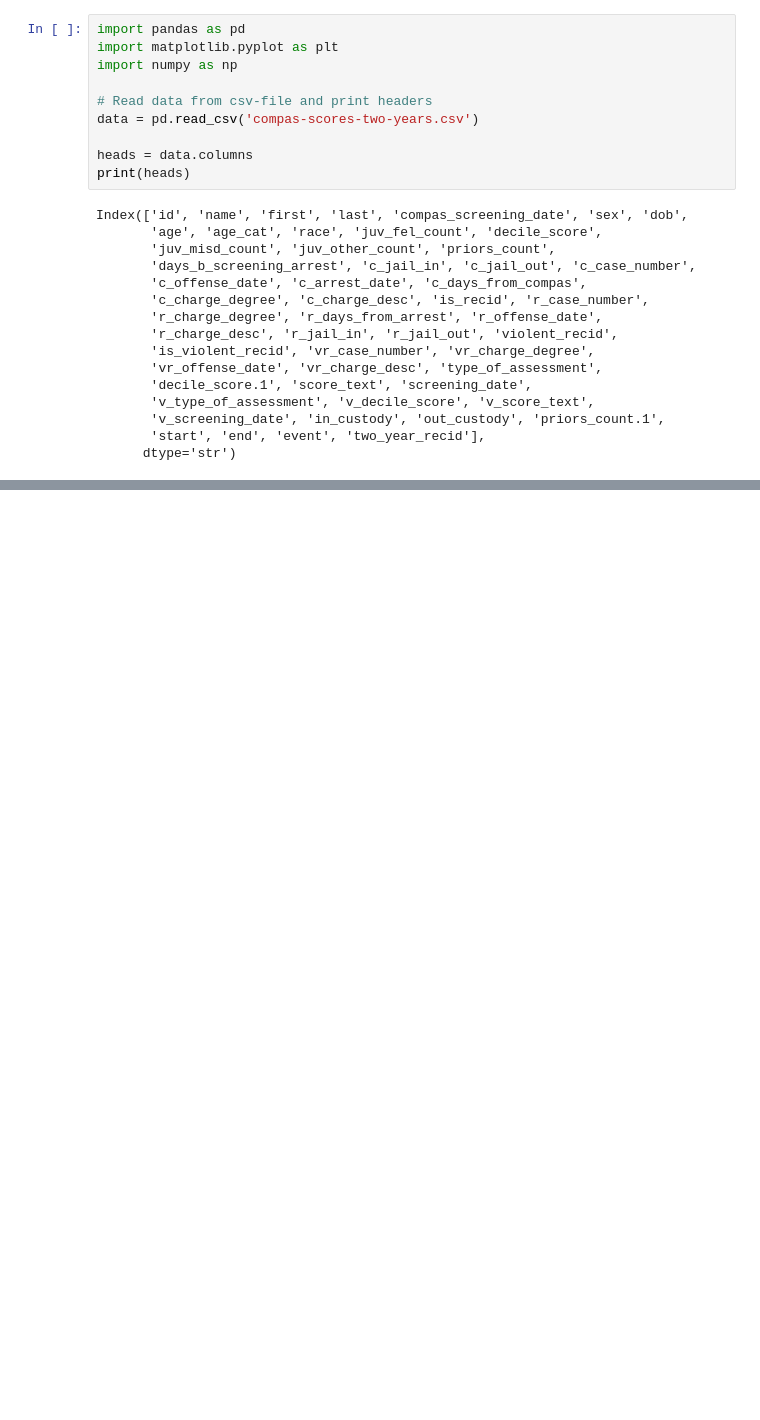
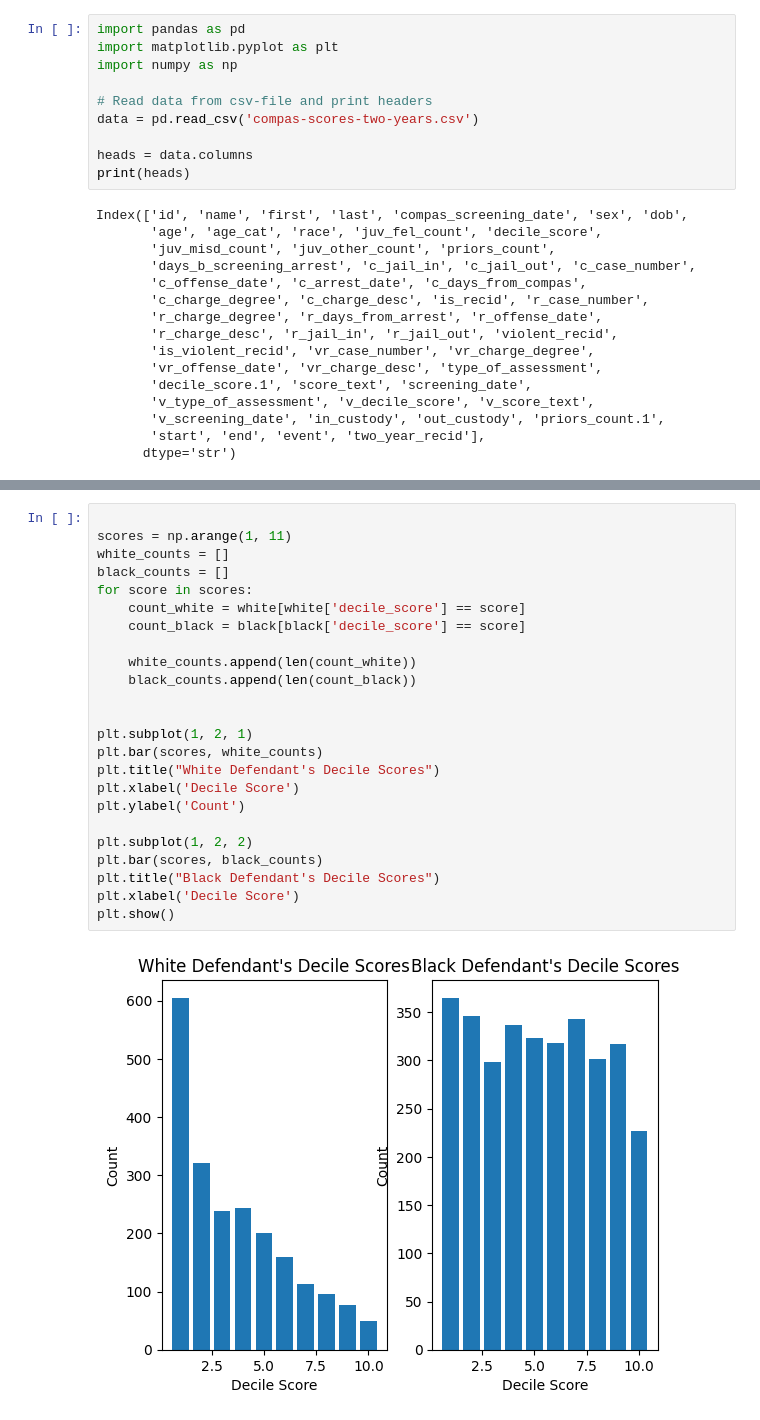
Before and after one commit to kajassandnes/HON2200_compas, a Jupyter notebook: compas.ipynb, the cells around one changed output, grey strips where cells are left out. Saved outputs shown, nothing was run; the diff lists cells and outputs as text; blank space fills up the shorter version.

```diff
--- a/compas.ipynb
+++ b/compas.ipynb
@@ -106,0 +183,26 @@ commit new crimes are equal.
+# %%
+
+scores = np.arange(1, 11)
+white_counts = []
+black_counts = []
+for score in scores:
+    count_white = white[white['decile_score'] == score]
+    count_black = black[black['decile_score'] == score]
+
+    white_counts.append(len(count_white))
+    black_counts.append(len(count_black))
+
+
+plt.subplot(1, 2, 1)
+plt.bar(scores, white_counts)
+plt.title("White Defendant's Decile Scores")
+plt.xlabel('Decile Score')
+plt.ylabel('Count')
+
+plt.subplot(1, 2, 2)
+plt.bar(scores, black_counts)
+plt.title("Black Defendant's Decile Scores")
+plt.xlabel('Decile Score')
+plt.show()
+# %% [output]
+[figure, added]
```
Also changed, not shown: parts of 12 cells of this notebook.
